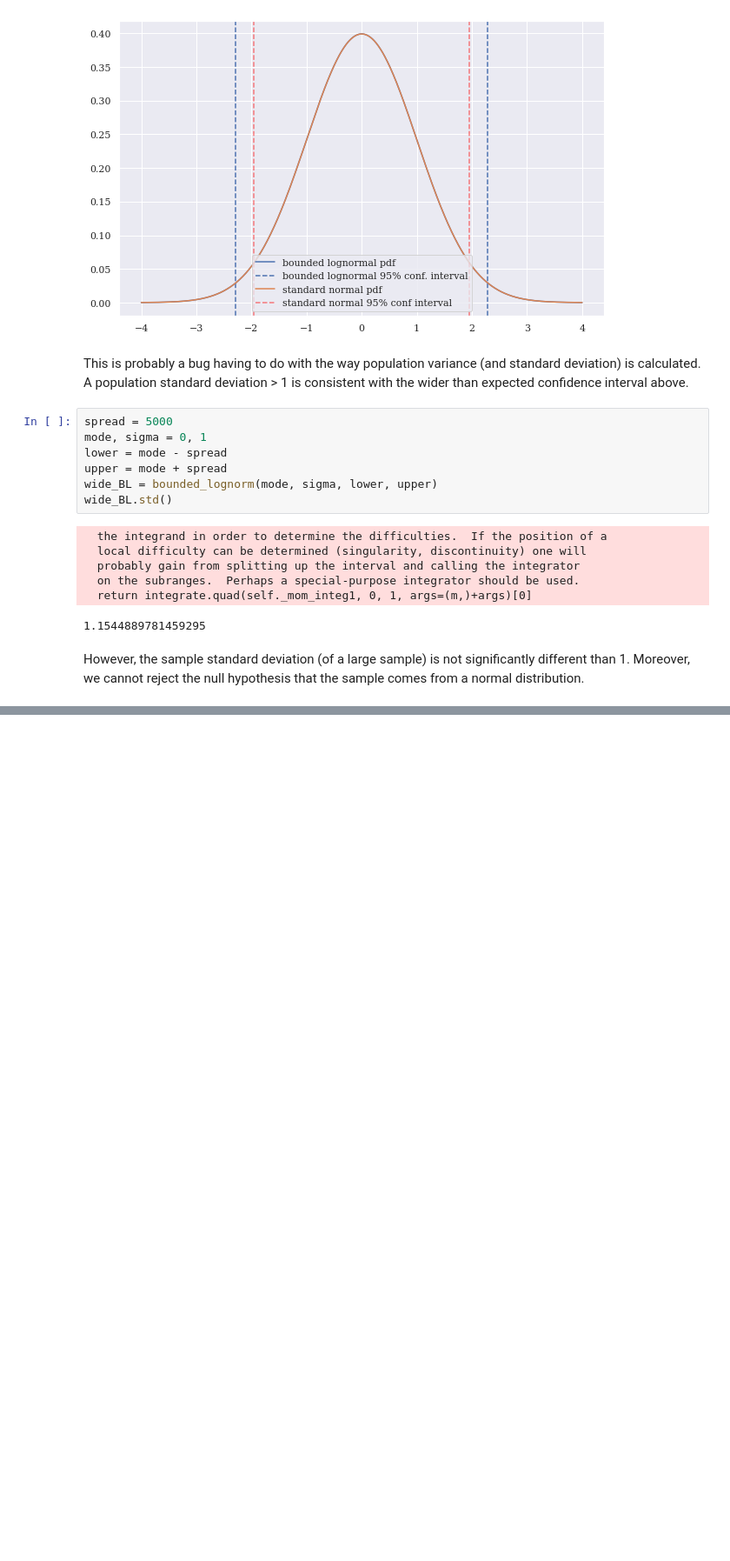
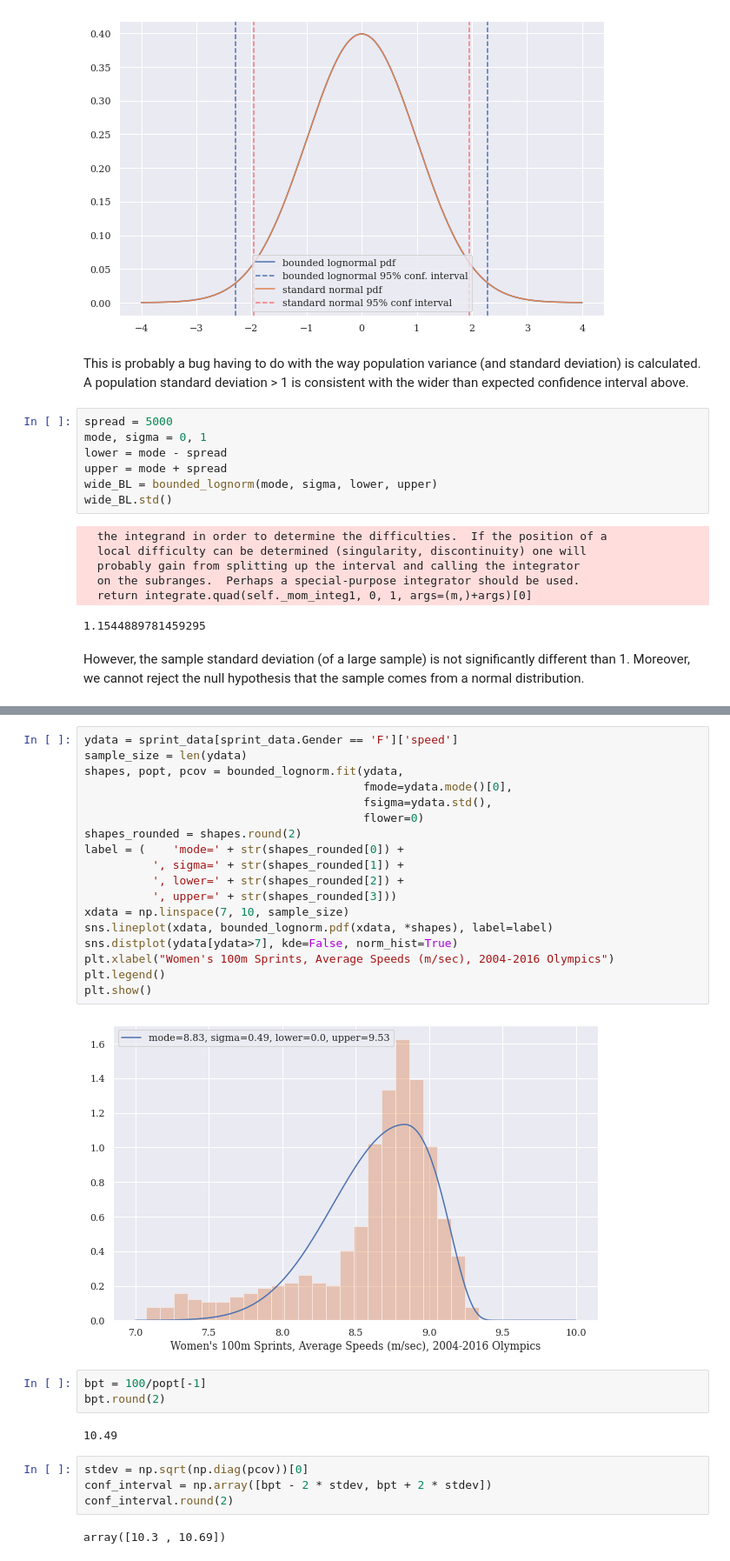
Before and after one commit to tedteske/bounded_lognorm, a Jupyter notebook: bounded_lognorm.ipynb, the cells around one changed output, grey strips where cells are left out. Shown at 87% size. Cells and saved outputs as stored; diff of their text form; blank space fills up the shorter version.

```diff
--- a/bounded_lognorm.ipynb
+++ b/bounded_lognorm.ipynb
@@ -868,0 +938,31 @@ plt.show()
+# %%
+ydata = sprint_data[sprint_data.Gender == 'F']['speed']
+sample_size = len(ydata)
+shapes, popt, pcov = bounded_lognorm.fit(ydata,
+                                         fmode=ydata.mode()[0],
+                                         fsigma=ydata.std(),
+                                         flower=0)
+shapes_rounded = shapes.round(2)
+label = (    'mode=' + str(shapes_rounded[0]) +
+          ', sigma=' + str(shapes_rounded[1]) +
+          ', lower=' + str(shapes_rounded[2]) +
+          ', upper=' + str(shapes_rounded[3]))
+xdata = np.linspace(7, 10, sample_size)
+sns.lineplot(xdata, bounded_lognorm.pdf(xdata, *shapes), label=label)
+sns.distplot(ydata[ydata>7], kde=False, norm_hist=True)
+plt.xlabel("Women's 100m Sprints, Average Speeds (m/sec), 2004-2016 Olympics")
+plt.legend()
+plt.show()
+# %% [output]
+[figure, added]
+# %%
+bpt = 100/popt[-1]
+bpt.round(2)
+# %% [output]
+10.49
+# %%
+stdev = np.sqrt(np.diag(pcov))[0]
+conf_interval = np.array([bpt - 2 * stdev, bpt + 2 * stdev])
+conf_interval.round(2)
+# %% [output]
+array([10.3 , 10.69])
```
Also changed, not shown: parts of 50 cells of this notebook.
